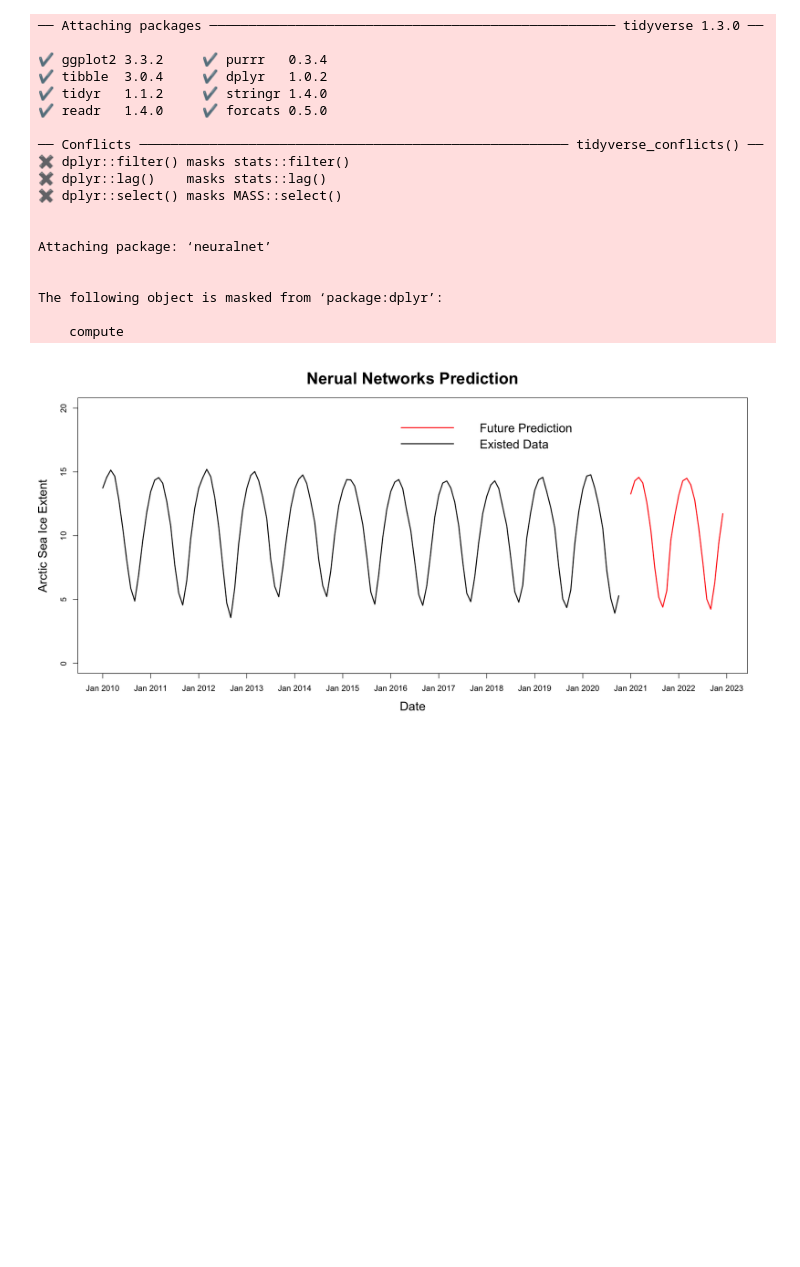
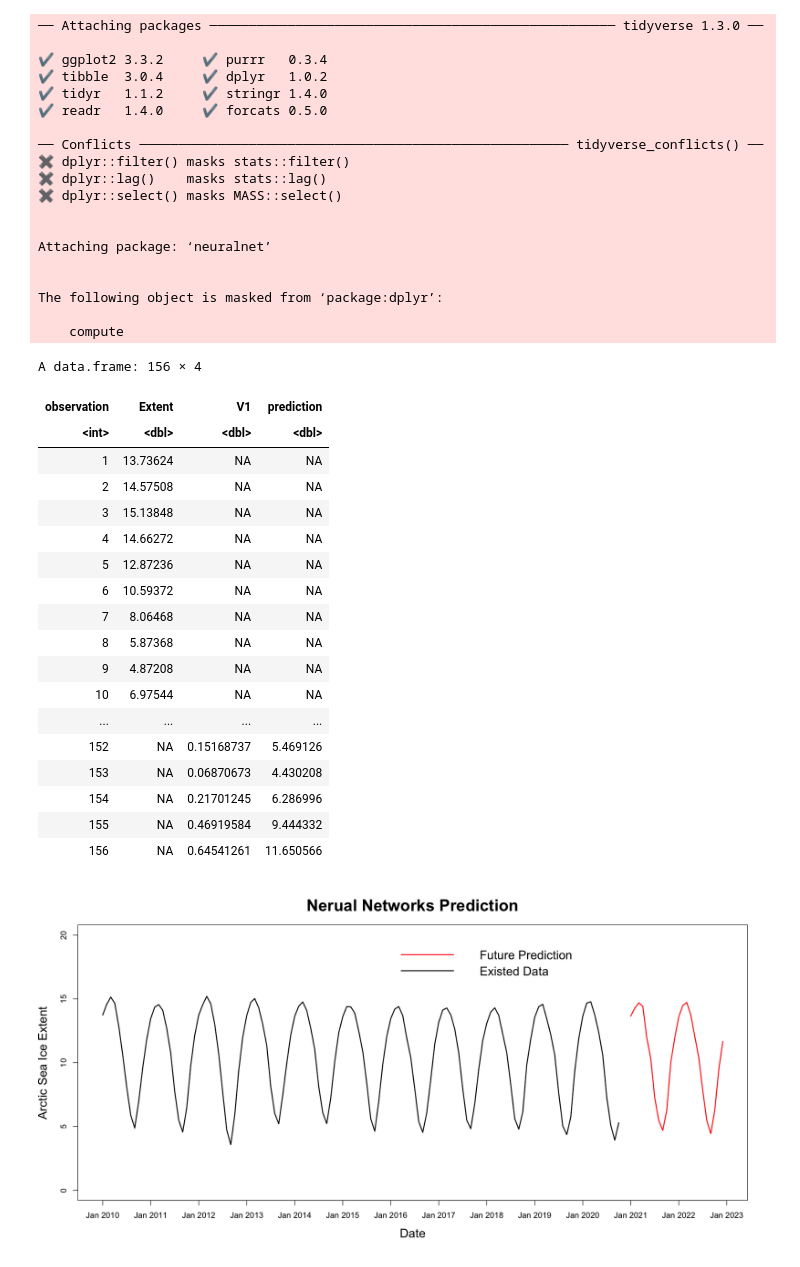
Before and after one commit to theiresearch/ArcticSeaIce, a Jupyter notebook: 7-Future_Prediction_10NN.ipynb, the cells around one changed output. Cells and saved outputs as stored; diff of their text form; code cells hidden in the pictures; blank space fills up the shorter version.

```diff
--- a/7-Future_Prediction_10NN.ipynb
+++ b/7-Future_Prediction_10NN.ipynb
@@ -37,14 +37,34 @@ model = neuralnet(Extent~Rainfall+Daylight+Population+CO2+Ozone
                +LandTemperature_NorthernHemisphere
                +MinTemperature_NorthSlopeAlaska
                +GDP_WORLD,
-               data=arctic, hidden = c(9,7,7,6,4)) # hidden = c(7,5,3) => mse=0.0019
+               data=arctic, hidden = c(9,7,5,4,3)) # hidden = c(7,5,3) => mse=0.0019
 # %%
 pred <- cbind(tool,as.data.frame(predict(model,future_data)))
 # %%
 pred["prediction"] <- (pred$V1*(16.09-3.57)+3.57)
 # %%
 result <- left_join(visulization_data, pred, by="observation")
-#result
+result
+# %% [output]
+A data.frame: 156 × 4
+| observation | Extent | V1 | prediction |
+| <int> | <dbl> | <dbl> | <dbl> |
+| 1 | 13.73624 | NA | NA |
+| 2 | 14.57508 | NA | NA |
+| 3 | 15.13848 | NA | NA |
+| 4 | 14.66272 | NA | NA |
+| 5 | 12.87236 | NA | NA |
+| 6 | 10.59372 | NA | NA |
+| 7 | 8.06468 | NA | NA |
+| 8 | 5.87368 | NA | NA |
+| 9 | 4.87208 | NA | NA |
+| 10 | 6.97544 | NA | NA |
+| ... | ... | ... | ... |
+| 152 | NA | 0.15168737 | 5.469126 |
+| 153 | NA | 0.06870673 | 4.430208 |
+| 154 | NA | 0.21701245 | 6.286996 |
+| 155 | NA | 0.46919584 | 9.444332 |
+| 156 | NA | 0.64541261 | 11.650566 |
 # %%
 # figure size
 options(repr.plot.width=15, repr.plot.height=7.5)
```
Also changed, not shown: 6 other files.
